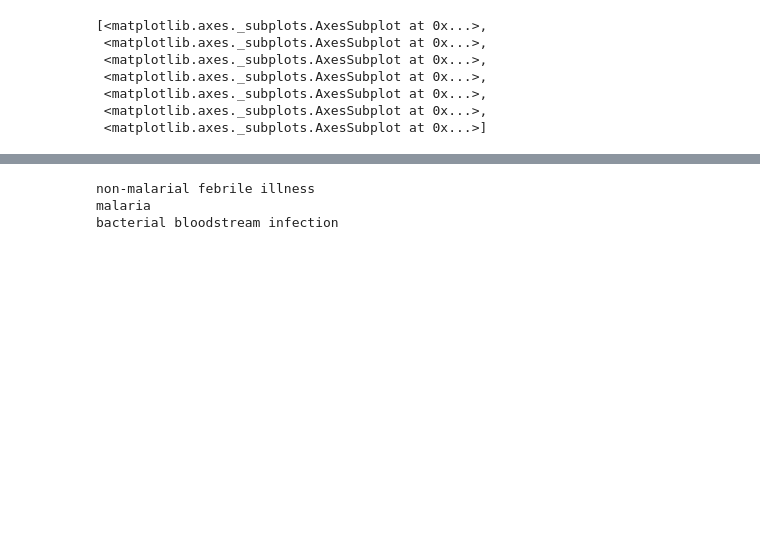
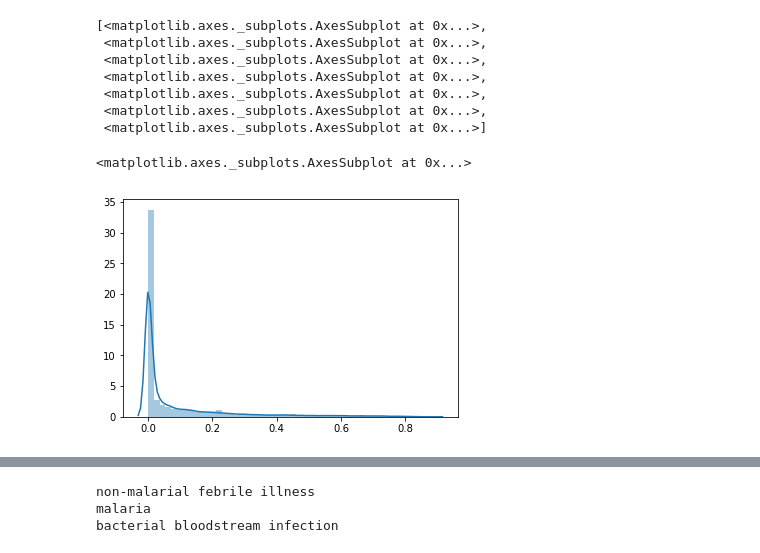
Before and after one commit to irockafe/metabolomics_processing, a Jupyter notebook: notebooks/analysis_code.ipynb, the cells around one changed output, grey strips where cells are left out. Drawn from its saved outputs; the diff is of its cells as text; code cells hidden in the pictures; blank space fills up the shorter version.

```diff
--- a/notebooks/analysis_code.ipynb
+++ b/notebooks/analysis_code.ipynb
@@ -130,3 +131,11 @@ explore.sample_feature_intensity(tidy, plot_type=sns.boxplot)
  <matplotlib.axes._subplots.AxesSubplot at 0x...>,
  <matplotlib.axes._subplots.AxesSubplot at 0x...>,
  <matplotlib.axes._subplots.AxesSubplot at 0x...>]
+# %%
+# Plot the sparseness distribution per feature
+feat_sparsity = ((mtbls315_pos.feature_table < 1e-15).sum(axis=0)
+                / mtbls315_pos.feature_table.shape[0])
+explore.distplot_classes(feat_sparsity)
+# %% [output]
+<matplotlib.axes._subplots.AxesSubplot at 0x...>
+[figure, added]
```
Also changed, not shown: parts of 7 cells of this notebook, 2 other files.
